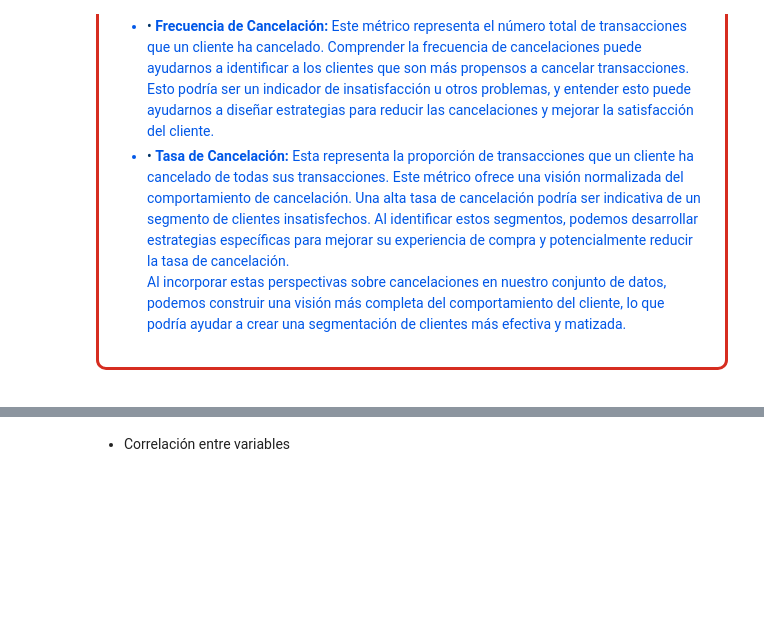
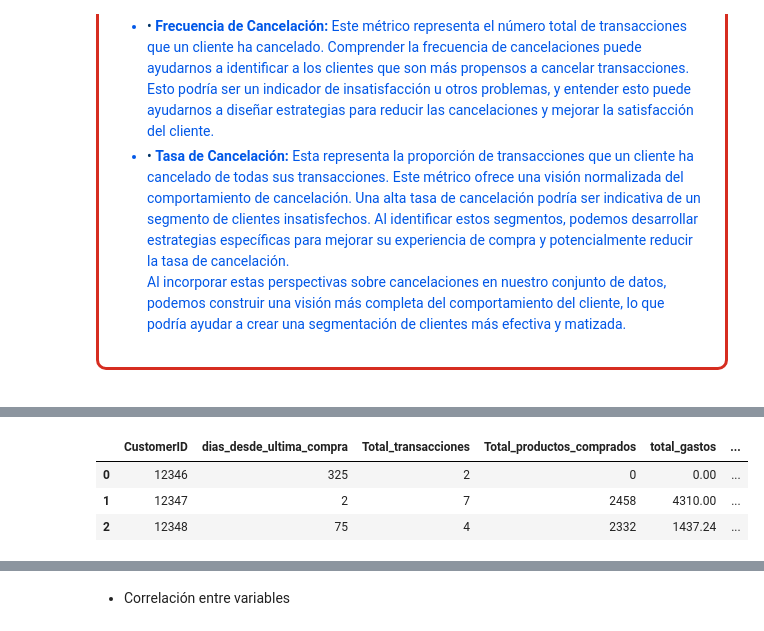
Before and after one commit to llanosrenzo/MachineLearning, a Jupyter notebook: E_CommerceData.ipynb, the cells around one changed output, grey strips where cells are left out. Cells and saved outputs as stored; diff of their text form; code cells hidden in the pictures; blank space fills up the shorter version.

```diff
--- a/E_CommerceData.ipynb
+++ b/E_CommerceData.ipynb
@@ -1334,0 +1333,50 @@ df
+# %%
+# Extrayendo el mes y año de InvoiceDate
+# ==================================================================================
+df['Anio'] = df['InvoiceDate'].dt.year
+df['Mes'] = df['InvoiceDate'].dt.month
+
+# Calcular el gasto mensual de cada cliente
+# ==================================================================================
+gasto_mensual = df.groupby(by = ['CustomerID','Anio','Mes'])['total_gastos'].sum().reset_index()
+
+# Calcular Patrones de Compra Estacionales: Estamos utilizando la frecuencia mensual como un proxy para los patrones de compra estacionales.
+# ==================================================================================
+patrones_compras_estacionales = gasto_mensual.groupby(by = 'CustomerID')['total_gastos'].agg(['mean','std']).reset_index()
+patrones_compras_estacionales.rename(columns = {'mean':'Promedio_gasto_mensual','std':'Desviacion_gasto_mensual'},inplace = True)
+
+# Sustituir los valores NaN en Desviacion_gasto_mensual por 0, lo que implica que no hay variabilidad para los clientes con un mes de transacción único.
+# ==================================================================================
+patrones_compras_estacionales['Desviacion_gasto_mensual'].fillna(0,inplace = True)
+
+# Calcular Tendencias en el Gasto: Estamos utilizando la pendiente de la línea de tendencia lineal ajustada al gasto del cliente
+# a lo largo del tiempo como un indicador de las tendencias de gasto
+# ==================================================================================
+def calcular_tendencia(data_tendencia):
+    from scipy.stats import linregress
+    #Si hay más de un punto de datos, calculamos la tendencia utilizando regresión lineal.
+    if len(data_tendencia) > 1:
+        x = np.arange(len(data_tendencia))
+        slope,_,_,_,_ = linregress(x,data_tendencia)
+        return slope
+    else:
+        return 0
+
+# Aplicar la función calcular_tendencia para encontrar la tendencia de gasto de cada cliente
+# ==================================================================================
+tendencia_gastos = gasto_mensual.groupby(by = 'CustomerID')['total_gastos'].apply(calcular_tendencia).reset_index()
+tendencia_gastos.rename(columns = {'total_gastos':'Tendencia_gastos'},inplace = True)
+
+# Ahora uniendo las nuevas variables al cliente_data
+# ==================================================================================
+cliente_data = pd.merge(cliente_data,patrones_compras_estacionales,on = 'CustomerID')
+cliente_data = pd.merge(cliente_data,tendencia_gastos,on = 'CustomerID')
+
+# Mostrar resultado de la nuevas variables
+# ==================================================================================
+cliente_data.head(3)
+# %% [output]
+|  | CustomerID | dias_desde_ultima_compra | Total_transacciones | Total_productos_comprados | total_gastos | ... |
+| 0 | 12346 | 325 | 2 | 0 | 0.00 | ... |
+| 1 | 12347 | 2 | 7 | 2458 | 4310.00 | ... |
+| 2 | 12348 | 75 | 4 | 2332 | 1437.24 | ... |
```
Also changed, not shown: parts of 21 cells of this notebook.
